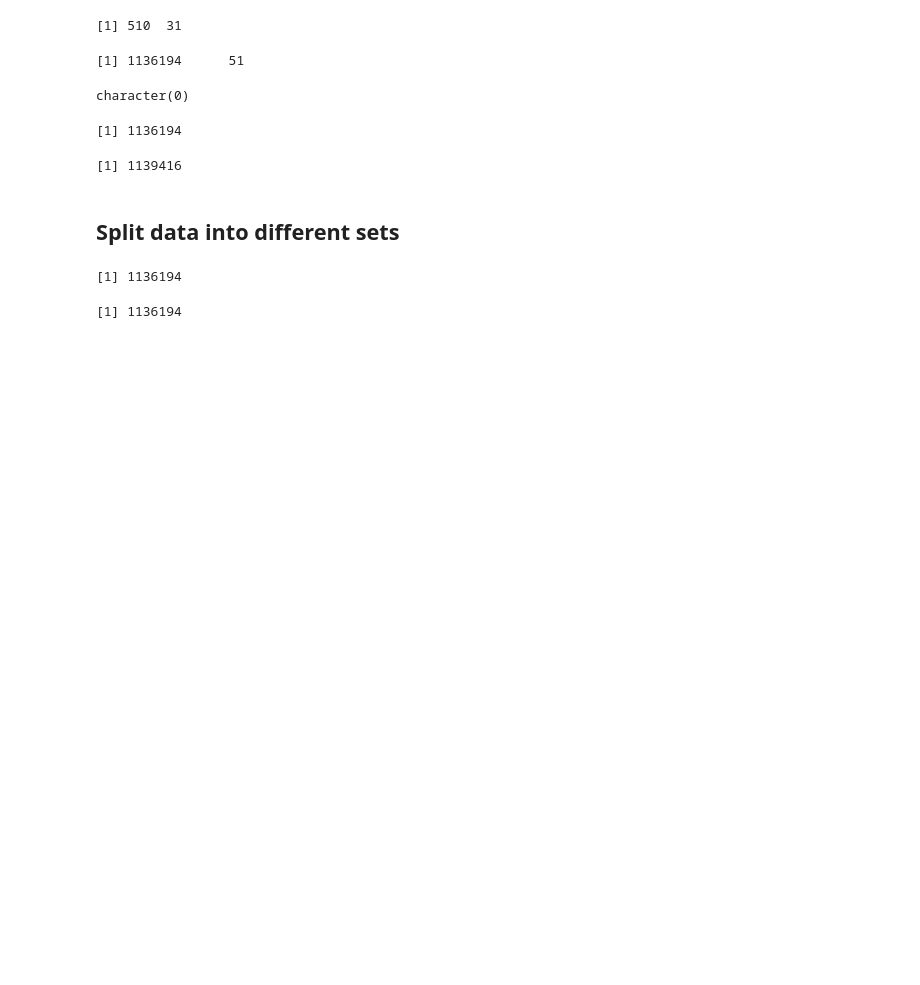
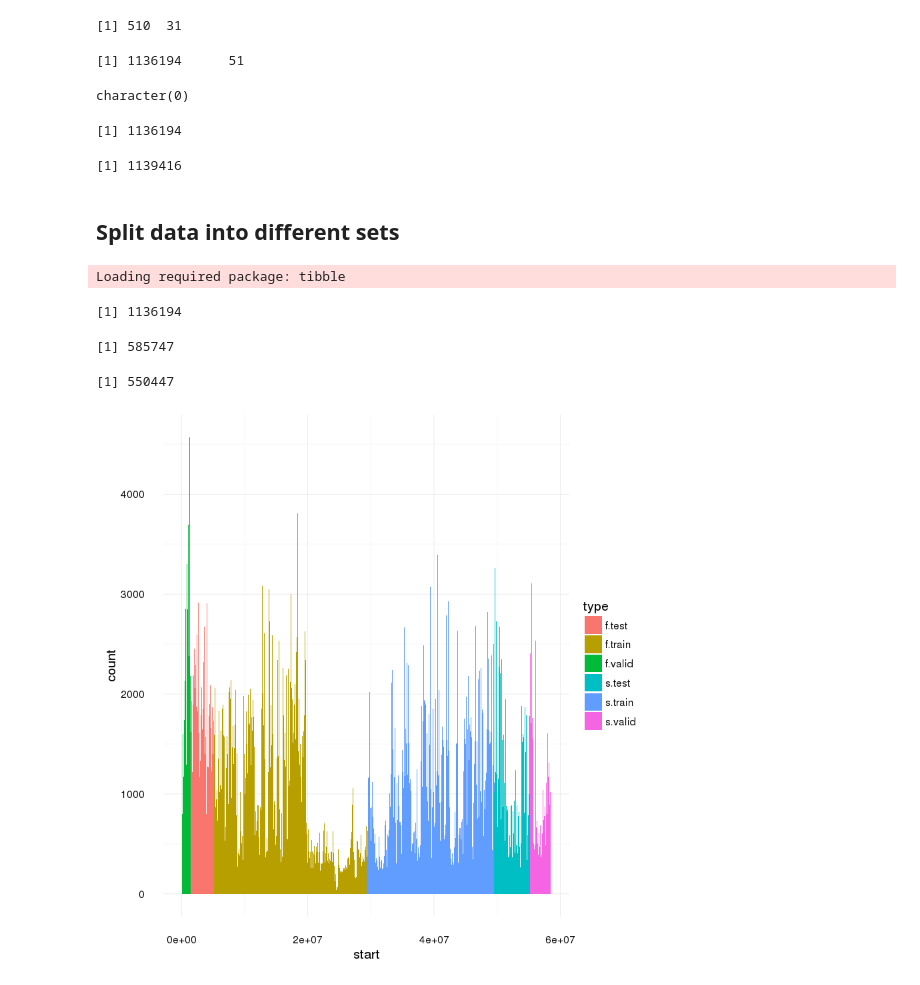
Before and after one commit to donovanr/shared_jupyter_notebooks, a Jupyter notebook: clean_and_split_data.ipynb, the cells around one changed output. Drawn from its saved outputs; the diff is of its cells as text; code cells hidden in the pictures; blank space fills up the shorter version.

Commit message:
split by physical location

```diff
--- a/clean_and_split_data.ipynb
+++ b/clean_and_split_data.ipynb
@@ -276,4 +296,15 @@ sum(ft.clean.corymotifs.tfclasses[,colnames(tf.motif.class.matrix)])
 [1] 1139416
 # %% [markdown]
 ## Split data into different sets
+# %%
+# split into test, train, validation dfs for both
+# independent classifier (ic) and ensemble classifier(ec) work
+# ic and ec are on different halfs of the chromasome, so no potential for overlap
+
+halves.list <- split.halves.physically(ft.clean.corymotifs.tfclasses)
+
+first.half.df <- halves.list$first.half
+second.half.df <- halves.list$second.half
+# %% [output]
+Loading required package: tibble
 # %%
@@ -299,9 +321,50 @@ ec.valid.df <- ec.train.test.valid.list$valid
 # %%
-nrow(ic.df) + nrow(ec.df)
+nrow(first.half.df) + nrow(second.half.df)
 
-nrow(ic.train.df) + nrow(ic.test.df) + nrow(ic.valid.df) +
-nrow(ec.train.df) + nrow(ec.test.df) + nrow(ec.valid.df)
+nrow(first.half.train.df) + nrow(first.half.test.df) + nrow(first.half.valid.df)
+nrow(second.half.train.df) + nrow(second.half.test.df) + nrow(second.half.valid.df)
 # %% [output]
 [1] 1136194
-[1] 1136194
+[1] 585747
+[1] 550447
+# %%
+# can't just split on loc, need to sort on loc and then split by quantile...
+# no need for new computations, can just sort on start colunn then split
+
+tmp.first.half.train.df <- first.half.train.df
+tmp.first.half.test.df <- first.half.test.df
+tmp.first.half.valid.df <- first.half.valid.df
+tmp.second.half.train.df <- second.half.train.df
+tmp.second.half.test.df <- second.half.test.df
+tmp.second.half.valid.df <- second.half.valid.df
+
+tmp.first.half.train.df$type <- "f.train"
+tmp.first.half.test.df$type <- "f.test"
+tmp.first.half.valid.df$type <- "f.valid"
+tmp.second.half.train.df$type <- "s.train"
+tmp.second.half.test.df$type <- "s.test"
+tmp.second.half.valid.df$type <- "s.valid"
+
+tot.df <- rbind(
+    tmp.first.half.train.df,
+    tmp.first.half.test.df,
+    tmp.first.half.valid.df,
+    tmp.second.half.train.df,
+    tmp.second.half.test.df,
+    tmp.second.half.valid.df)
+
+# mean(first.half.train.df$csscore > 0)
+# mean(first.half.test.df$csscore > 0)
+# mean(first.half.valid.df$csscore > 0)
+# mean(second.half.train.df$csscore > 0)
+# mean(second.half.test.df$csscore > 0)
+# mean(second.half.valid.df$csscore > 0)
+# %%
+p <- ggplot(tot.df) +
+    geom_histogram(aes(x=start, fill=type), bins=1000) +
+    theme_minimal()
+# %%
+p
+# %% [output]
+[figure, added]
 # %%
```
Also changed, not shown: parts of 4 cells of this notebook.
